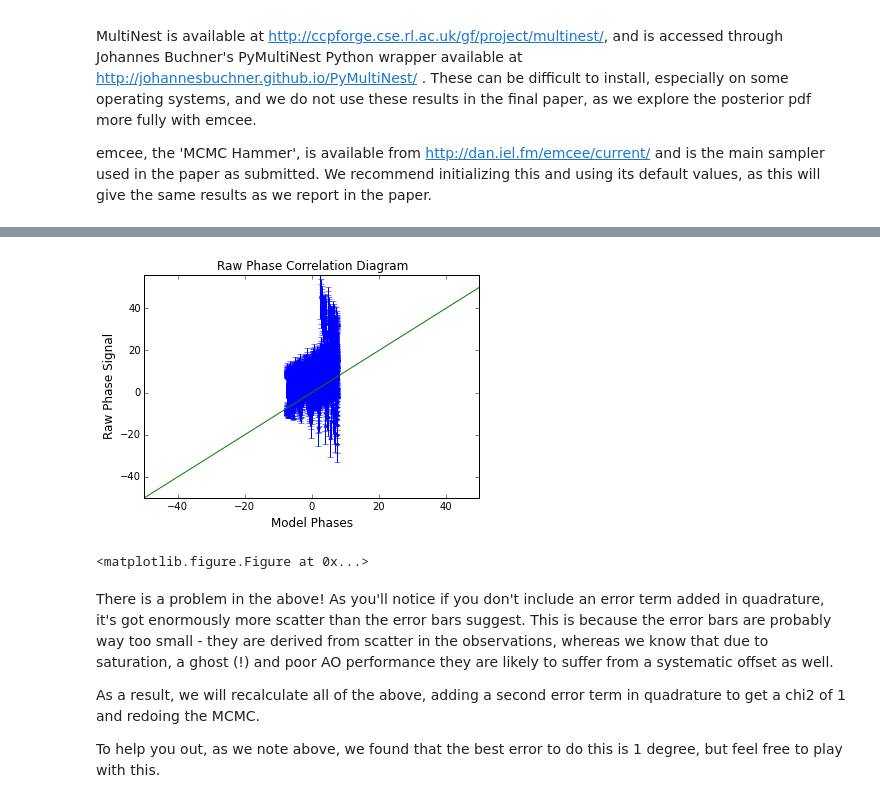
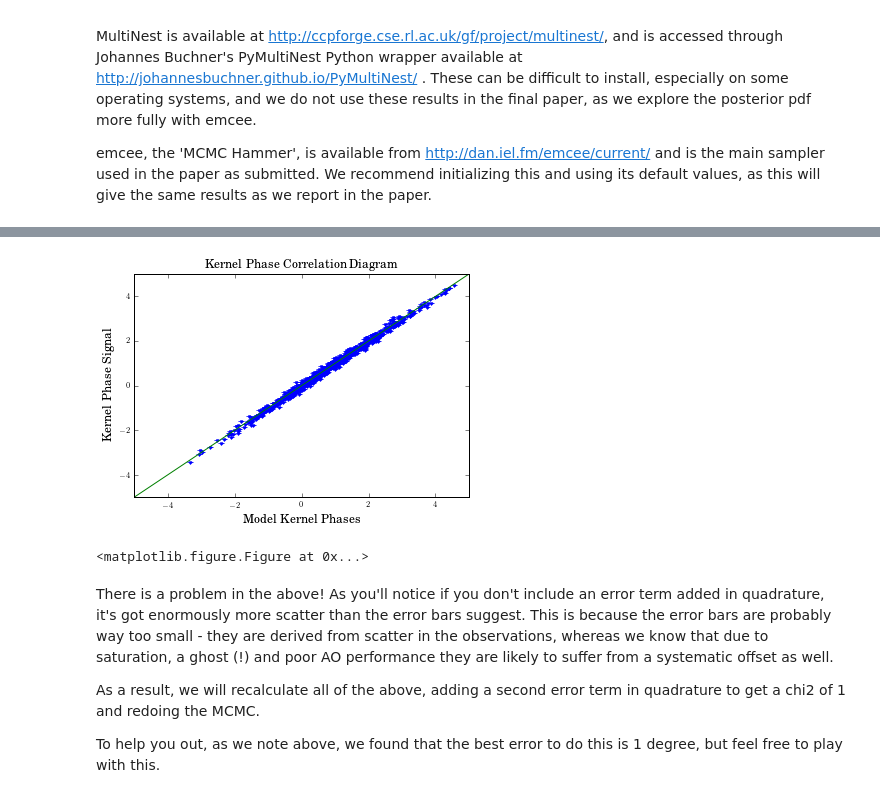
Before and after one commit to benjaminpope/pysco, a Jupyter notebook: analysis.ipynb, the cells around one changed output, grey strips where cells are left out. Saved outputs shown, nothing was run; the diff lists cells and outputs as text; code cells hidden in the pictures.

```diff
--- a/analysis.ipynb
+++ b/analysis.ipynb
@@ -98,7 +104,6 @@ extracting kp from img 100/100 no average
 # a.kpd,a.kpe = newkpds,newkpes
 
 a.kpe = np.std(a.kpd,axis=0)/np.sqrt(a.kpd.shape[0])
-a.kpd = np.mean(a.kpd,axis=0)
 
 # b.kpe = np.std(a.kpd,axis=0)
 # b.kpd = np.mean(a.kpd,axis=0)
@@ -112,20 +117,35 @@ a.kpd = np.mean(a.kpd,axis=0)
 # b.kpd,b.kpe = newkpds,newkpes
 
 b.kpe = np.std(b.kpd,axis=0)/np.sqrt(b.kpd.shape[0])
-b.kpd = np.mean(b.kpd,axis=0)
 
 # if it takes a lot of iterations this might be a bad sign and it will warn you
 # - you might want to turn off clipping! instead a.kpd = np.mean(a.kpd), a.kpe = np.std(a.kpd)/np.sqrt(nframes)
+
+if num == 0:
+    a.kpd= np.mean(a.kpd,axis=0)
+    a.nsets = 1
+    a.hdr = a.hdr[0]
+
+    b.kpd= np.mean(b.kpd,axis=0)
+    b.nsets = 1
+    b.hdr = b.hdr[0]
 # %%
 #calibrate - this is a crude way to do things, but as we discuss in the paper, the systematics are bad enough
 # that it is unlikely that a clever Bayesian way of doing things would be much better
+if num == 0:
+    if no_kp:
+        addederror = 8.5
+    else:
+        addederror = 1.05
 
-if no_kp:
-    addederror = 8.5
+    a.kpd -= b.kpd #subtract systematic
+    a.kpe = np.sqrt(a.kpe**2. + b.kpe**2.+ addederror**2.) #add statistical and measurement in quadrature
 else:
-    addederror = 1.05
-a.kpd -= b.kpd #subtract systematic
-a.kpe = np.sqrt(a.kpe**2. + b.kpe**2.+ addederror**2.) #add statistical and measurement in quadrature
+    addederror = 10.0
+    print 'no systematic subtraction'
+    a.kpe = np.sqrt(a.kpe**2. + addederror**2.) #add statistical and measurement in quadrature
+    print addederror
+
 
 # you may want to add an error term in quadrature - see the note later! We can cheat and tell you that 1. should do the job,
 # but try 0 if you want to see how well it does without it
@@ -157,5 +177,5 @@ Sep 50.028 mas  Position angle 67.980 deg  Contrast 10.008
 # %%
-flatchain = pysco.hammer(a,ivar = [131.23, 86, 27.59],burnin=200,nsteps=1000, paramlimits=[40,250,0,360,5,50.])
+flatchain = pysco.hammer(b,ivar = [131.23, 83, 27.59],burnin=200,nsteps=1000, paramlimits=[40,250,0,360,5,50.])
 # Parameters as determined by aperture masking: [131.23, 82.84, 27.59]
 
 seps = flatchain[:,0]
@@ -191,27 +211,27 @@ plt.savefig('./posterior.png')
 # %%
 params = [sep,th,con]
 d = pysco.binary_model(params,a.kpi,a.hdr)
 
 plt.clf()
-mm = np.round(np.max(np.abs(a.kpd)), -1)
-plt.errorbar(d,a.kpd,yerr=a.kpe,fmt='b.')
+mm = np.round(np.max(np.abs(a.kpd)))
+plt.errorbar(d,a.kpd,yerr=0,fmt='b.')
 plt.plot([-mm,mm],[-mm,mm], 'g')
 plt.axis('tight',fontsize='large')
 if no_kp:
     plt.xlabel('Model Phases',fontsize='large')
     plt.ylabel('Raw Phase Signal', fontsize='large')
     plt.title('Raw Phase Correlation Diagram',
 		  fontsize='large')
 else:
     plt.xlabel('Model Kernel Phases',fontsize='large')
     plt.ylabel('Kernel Phase Signal', fontsize='large')
     plt.title('Kernel Phase Correlation Diagram',
 		  fontsize='large')
 plt.draw()
 plt.show()
 plt.savefig('./correlation_Ks.png')
 # %% [output]
-[figure, old version]
+[figure, new version]
 <matplotlib.figure.Figure at 0x...>
 # %% [markdown]
 There is a problem in the above! As you'll notice if you don't include an error term added in quadrature, it's got enormously more scatter than the error bars suggest. This is because the error bars are probably way too small - they are derived from scatter in the observations, whereas we know that due to saturation, a ghost (!) and poor AO performance they are likely to suffer from a systematic offset as well.
```
Also changed, not shown: parts of 15 cells of this notebook, 3 other files.
